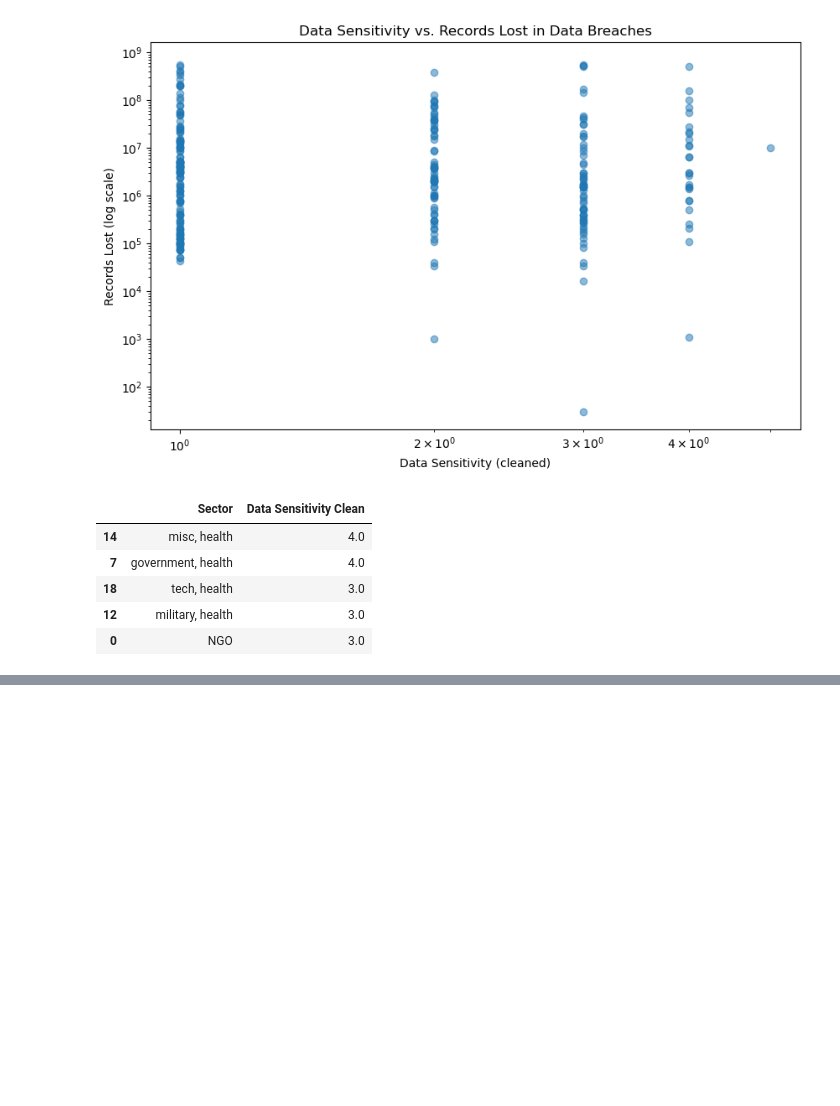
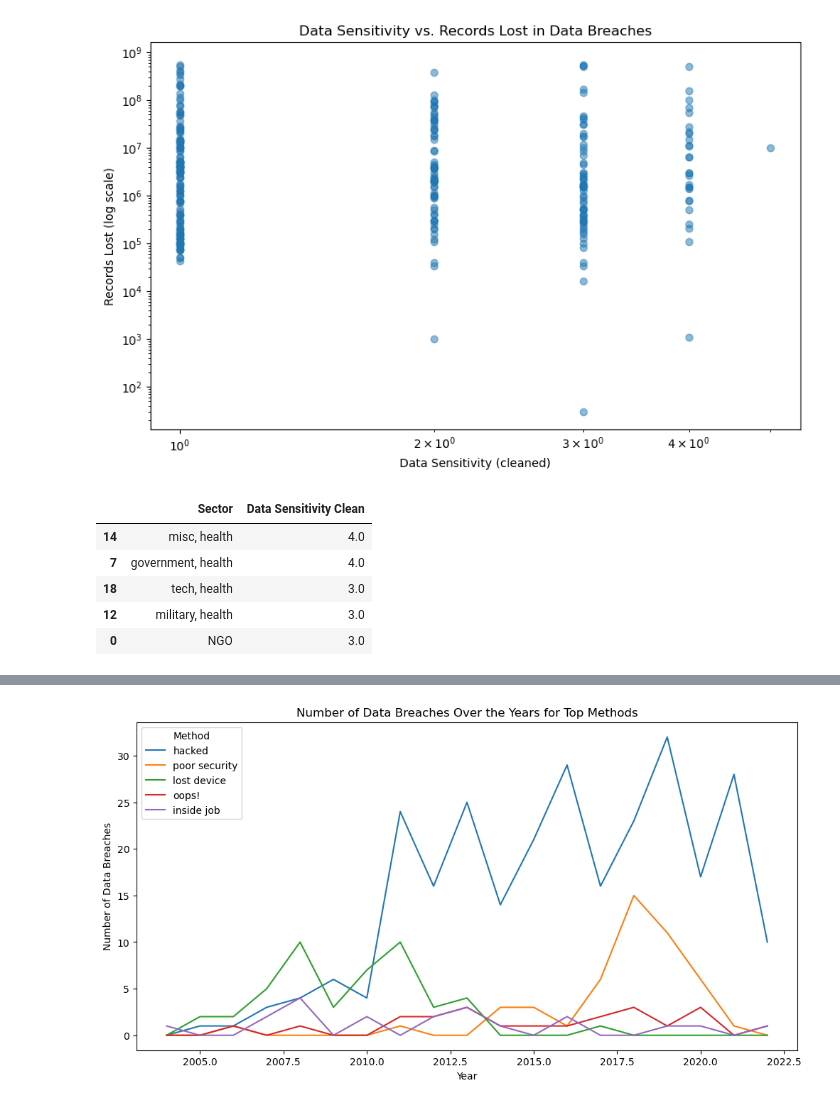
Before and after one commit to raj-rajat/World-s-Biggest-Data-Breaches-Hacks, a Jupyter notebook: world-s-biggest-data-breaches-hacks.ipynb, the cells around one changed output, grey strips where cells are left out. Saved outputs shown, nothing was run; the diff lists cells and outputs as text; code cells hidden in the pictures; blank space fills up the shorter version.

```diff
--- a/world-s-biggest-data-breaches-hacks.ipynb
+++ b/world-s-biggest-data-breaches-hacks.ipynb
@@ -447,0 +541,24 @@ data_sector_sensitivity_top5
+# %%
+# Group the data by Year and Method and count the number of breaches
+data_year_method = data.groupby(['Year', 'Method']).size().reset_index(name='Count')
+
+# Pivot the data to get years as rows, methods as columns, and counts as values
+data_year_method_pivot = data_year_method.pivot(index='Year', columns='Method', values='Count')
+
+# Fill missing values with 0 (for years when a certain method was not used)
+data_year_method_pivot = data_year_method_pivot.fillna(0)
+
+# Get the top 5 methods with the most breaches
+data_method_top5 = data.groupby('Method').size().sort_values(ascending=False).head(5).index
+
+# Plot a line chart for the top 5 methods with the most breaches
+plt.figure(figsize=(12, 6))
+for method in data_method_top5:
+    plt.plot(data_year_method_pivot.index, data_year_method_pivot[method], label=method)
+plt.xlabel('Year')
+plt.ylabel('Number of Data Breaches')
+plt.title('Number of Data Breaches Over the Years for Top Methods')
+plt.legend(title='Method')
+plt.show()
+# %% [output]
+[figure, added]
```
Also changed, not shown: parts of 5 cells of this notebook.
